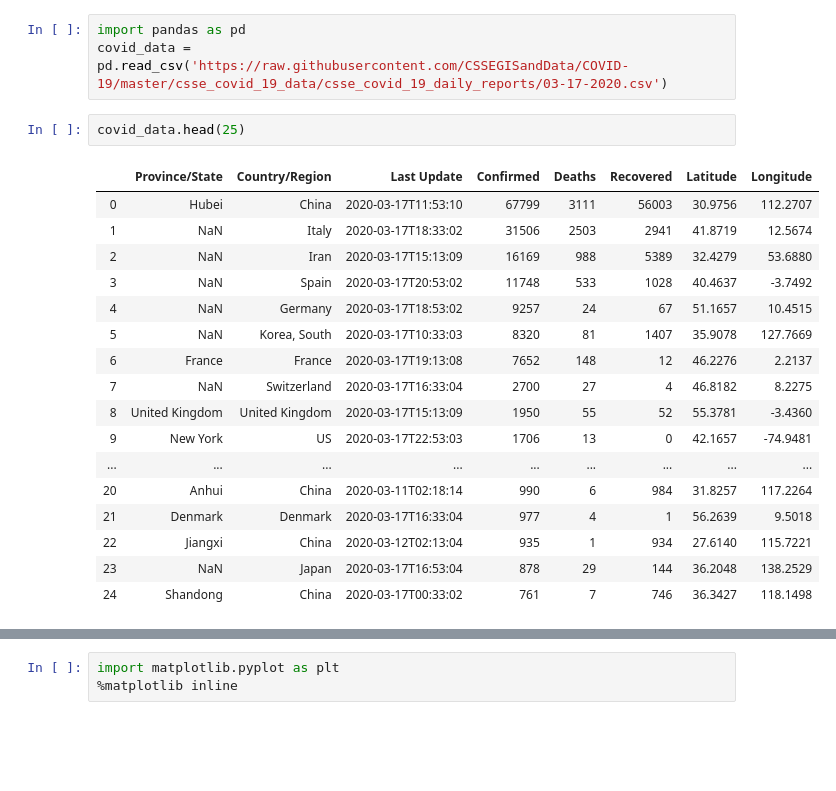
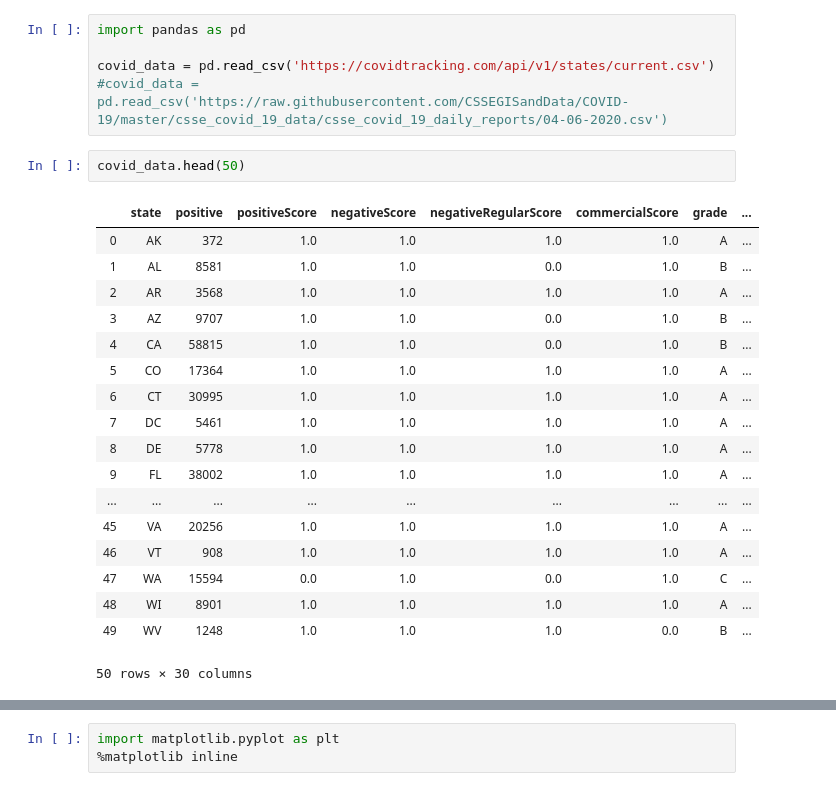
Before and after one commit to srinivasanprashant/Covid-19, a Jupyter notebook: covid-19-analysis.ipynb, the cells around one changed output, grey strips where cells are left out. Drawn from its saved outputs; the diff is of its cells as text; blank space fills up the shorter version.

Commit message:
Update data source
Switched data to csv file from covid project!

```diff
--- a/covid-19-analysis.ipynb
+++ b/covid-19-analysis.ipynb
@@ -1,23 +1,26 @@
 # %%
 import pandas as pd
-covid_data = pd.read_csv('https://raw.githubusercontent.com/CSSEGISandData/COVID-19/master/csse_covid_19_data/csse_covid_19_daily_reports/03-17-2020.csv')
+
+covid_data = pd.read_csv('https://covidtracking.com/api/v1/states/current.csv')
+#covid_data = pd.read_csv('https://raw.githubusercontent.com/CSSEGISandData/COVID-19/master/csse_covid_19_data/csse_covid_19_daily_reports/04-06-2020.csv')
 # %%
-covid_data.head(25)
+covid_data.head(50)
 # %% [output]
-|  | Province/State | Country/Region | Last Update | Confirmed | Deaths | Recovered | Latitude | Longitude |
-| 0 | Hubei | China | 2020-03-17T11:53:10 | 67799 | 3111 | 56003 | 30.9756 | 112.2707 |
-| 1 | NaN | Italy | 2020-03-17T18:33:02 | 31506 | 2503 | 2941 | 41.8719 | 12.5674 |
-| 2 | NaN | Iran | 2020-03-17T15:13:09 | 16169 | 988 | 5389 | 32.4279 | 53.6880 |
-| 3 | NaN | Spain | 2020-03-17T20:53:02 | 11748 | 533 | 1028 | 40.4637 | -3.7492 |
-| 4 | NaN | Germany | 2020-03-17T18:53:02 | 9257 | 24 | 67 | 51.1657 | 10.4515 |
-| 5 | NaN | Korea, South | 2020-03-17T10:33:03 | 8320 | 81 | 1407 | 35.9078 | 127.7669 |
-| 6 | France | France | 2020-03-17T19:13:08 | 7652 | 148 | 12 | 46.2276 | 2.2137 |
-| 7 | NaN | Switzerland | 2020-03-17T16:33:04 | 2700 | 27 | 4 | 46.8182 | 8.2275 |
-| 8 | United Kingdom | United Kingdom | 2020-03-17T15:13:09 | 1950 | 55 | 52 | 55.3781 | -3.4360 |
-| 9 | New York | US | 2020-03-17T22:53:03 | 1706 | 13 | 0 | 42.1657 | -74.9481 |
+|  | state | positive | positiveScore | negativeScore | negativeRegularScore | commercialScore | grade | ... |
+| 0 | AK | 372 | 1.0 | 1.0 | 1.0 | 1.0 | A | ... |
+| 1 | AL | 8581 | 1.0 | 1.0 | 0.0 | 1.0 | B | ... |
+| 2 | AR | 3568 | 1.0 | 1.0 | 1.0 | 1.0 | A | ... |
+| 3 | AZ | 9707 | 1.0 | 1.0 | 0.0 | 1.0 | B | ... |
+| 4 | CA | 58815 | 1.0 | 1.0 | 0.0 | 1.0 | B | ... |
+| 5 | CO | 17364 | 1.0 | 1.0 | 1.0 | 1.0 | A | ... |
+| 6 | CT | 30995 | 1.0 | 1.0 | 1.0 | 1.0 | A | ... |
+| 7 | DC | 5461 | 1.0 | 1.0 | 1.0 | 1.0 | A | ... |
+| 8 | DE | 5778 | 1.0 | 1.0 | 1.0 | 1.0 | A | ... |
+| 9 | FL | 38002 | 1.0 | 1.0 | 1.0 | 1.0 | A | ... |
 | ... | ... | ... | ... | ... | ... | ... | ... | ... |
-| 20 | Anhui | China | 2020-03-11T02:18:14 | 990 | 6 | 984 | 31.8257 | 117.2264 |
-| 21 | Denmark | Denmark | 2020-03-17T16:33:04 | 977 | 4 | 1 | 56.2639 | 9.5018 |
-| 22 | Jiangxi | China | 2020-03-12T02:13:04 | 935 | 1 | 934 | 27.6140 | 115.7221 |
-| 23 | NaN | Japan | 2020-03-17T16:53:04 | 878 | 29 | 144 | 36.2048 | 138.2529 |
-| 24 | Shandong | China | 2020-03-17T00:33:02 | 761 | 7 | 746 | 36.3427 | 118.1498 |
+| 45 | VA | 20256 | 1.0 | 1.0 | 1.0 | 1.0 | A | ... |
+| 46 | VT | 908 | 1.0 | 1.0 | 1.0 | 1.0 | A | ... |
+| 47 | WA | 15594 | 0.0 | 1.0 | 0.0 | 1.0 | C | ... |
+| 48 | WI | 8901 | 1.0 | 1.0 | 1.0 | 1.0 | A | ... |
+| 49 | WV | 1248 | 1.0 | 1.0 | 1.0 | 0.0 | B | ... |
+50 rows × 30 columns
```
Also changed, not shown: parts of 7 cells of this notebook.
